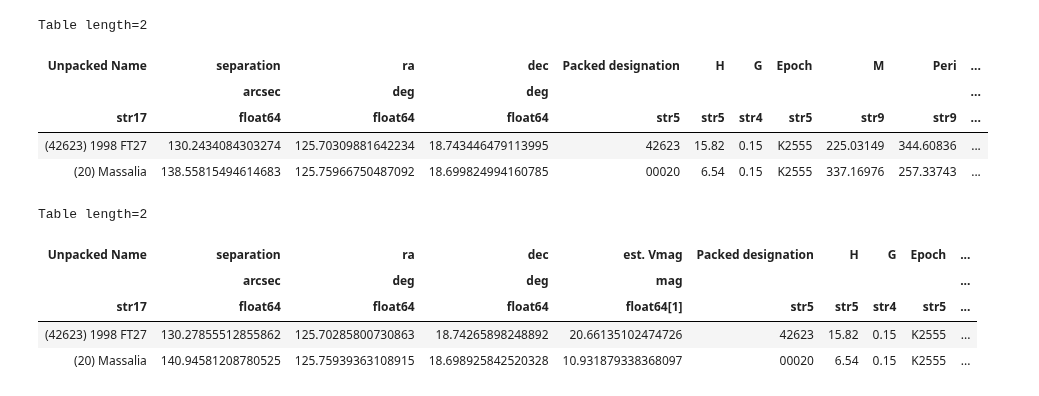
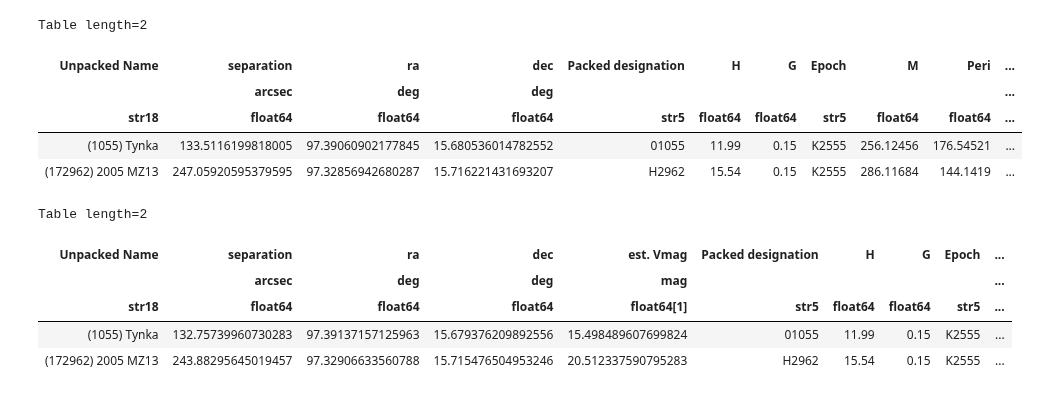
Before and after one commit to ben-cassese/jorbit, a Jupyter notebook: paper/asteroid_identification.ipynb, the cells around one changed output. Cells and saved outputs as stored; diff of their text form; code cells hidden in the pictures.

```diff
--- a/paper/asteroid_identification.ipynb
+++ b/paper/asteroid_identification.ipynb
@@ -1,27 +1,27 @@
 # %%
 import warnings
 
 warnings.filterwarnings("ignore", module="erfa")
 
 import astropy.units as u
 from astropy.coordinates import SkyCoord
 from astropy.time import Time
 
 from jorbit.mpchecker import mpchecker
 
 mpchecker(
-    coordinate=SkyCoord(125.7398*u.deg, 18.7334*u.deg),
-    time=Time("2021-10-13 01:24"),
-    radius=3*u.arcmin,
+    coordinate=SkyCoord(97.36206*u.deg, 15.65564*u.deg),
+    time=Time("2023-11-23"),
+    radius=5*u.arcmin,
     extra_precision=False,
 )
 # %% [output]
 Table length=2
 | Unpacked Name | separation | ra | dec | Packed designation | H | G | Epoch | M | Peri | ... |
 |  | arcsec | deg | deg |  |  |  |  |  |  | ... |
-| str17 | float64 | float64 | float64 | str5 | str5 | str4 | str5 | str9 | str9 | ... |
-| (42623) 1998 FT27 | 130.2434084303274 | 125.70309881642234 | 18.743446479113995 | 42623 | 15.82 | 0.15 | K2555 | 225.03149 | 344.60836 | ... |
-| (20) Massalia | 138.55815494614683 | 125.75966750487092 | 18.699824994160785 | 00020 | 6.54 | 0.15 | K2555 | 337.16976 | 257.33743 | ... |
+| str18 | float64 | float64 | float64 | str5 | float64 | float64 | str5 | float64 | float64 | ... |
+| (1055) Tynka | 133.5116199818005 | 97.39060902177845 | 15.680536014782552 | 01055 | 11.99 | 0.15 | K2555 | 256.12456 | 176.54521 | ... |
+| (172962) 2005 MZ13 | 247.05920595379595 | 97.32856942680287 | 15.716221431693207 | H2962 | 15.54 | 0.15 | K2555 | 286.11684 | 144.1419 | ... |
 # %%
 import warnings
 
@@ -34,9 +34,9 @@ from astropy.time import Time
 from jorbit.mpchecker import mpchecker
 
 mpchecker(
-    coordinate=SkyCoord(125.7398*u.deg, 18.7334*u.deg),
-    time=Time("2021-10-13 01:24"),
-    radius=3*u.arcmin,
+    coordinate=SkyCoord(97.36206*u.deg, 15.65564*u.deg),
+    time=Time("2023-11-23"),
+    radius=5*u.arcmin,
     extra_precision=True,
     extra_precision_gravity="default solar system",
     observer="Kitt Peak"
@@ -45,8 +45,8 @@ mpchecker(
 Table length=2
 | Unpacked Name | separation | ra | dec | est. Vmag | Packed designation | H | G | Epoch | ... |
 |  | arcsec | deg | deg | mag |  |  |  |  | ... |
-| str17 | float64 | float64 | float64 | float64[1] | str5 | str5 | str4 | str5 | ... |
-| (42623) 1998 FT27 | 130.27855512855862 | 125.70285800730863 | 18.74265898248892 | 20.66135102474726 | 42623 | 15.82 | 0.15 | K2555 | ... |
-| (20) Massalia | 140.94581208780525 | 125.75939363108915 | 18.698925842520328 | 10.931879338368097 | 00020 | 6.54 | 0.15 | K2555 | ... |
+| str18 | float64 | float64 | float64 | float64[1] | str5 | float64 | float64 | str5 | ... |
+| (1055) Tynka | 132.75739960730283 | 97.39137157125963 | 15.679376209892556 | 15.498489607699824 | 01055 | 11.99 | 0.15 | K2555 | ... |
+| (172962) 2005 MZ13 | 243.88295645019457 | 97.32906633560788 | 15.715476504953246 | 20.512337590795283 | H2962 | 15.54 | 0.15 | K2555 | ... |
 # %%
 m = mpchecker(
```
Also changed, not shown: parts of 7 cells of this notebook, 8 other files.
